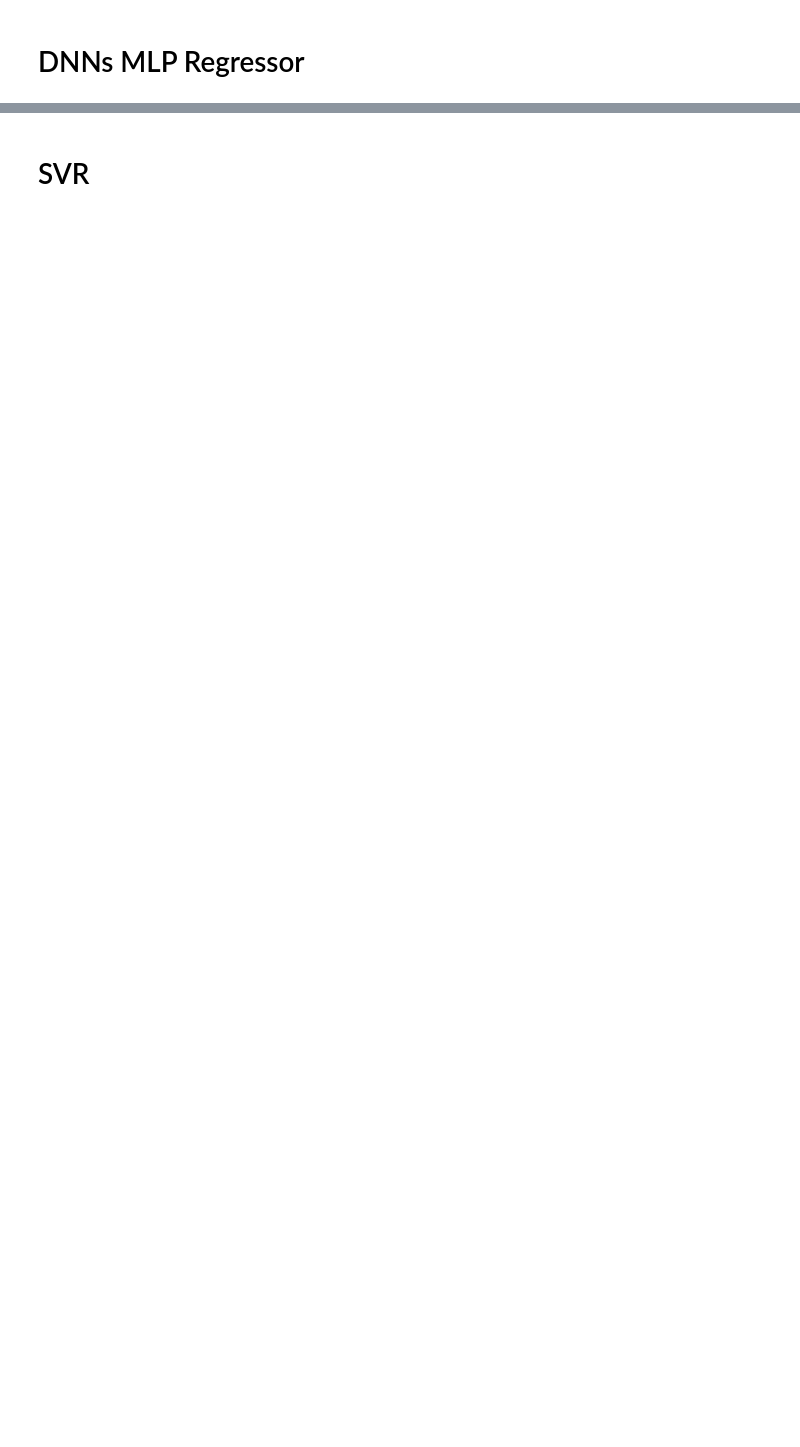
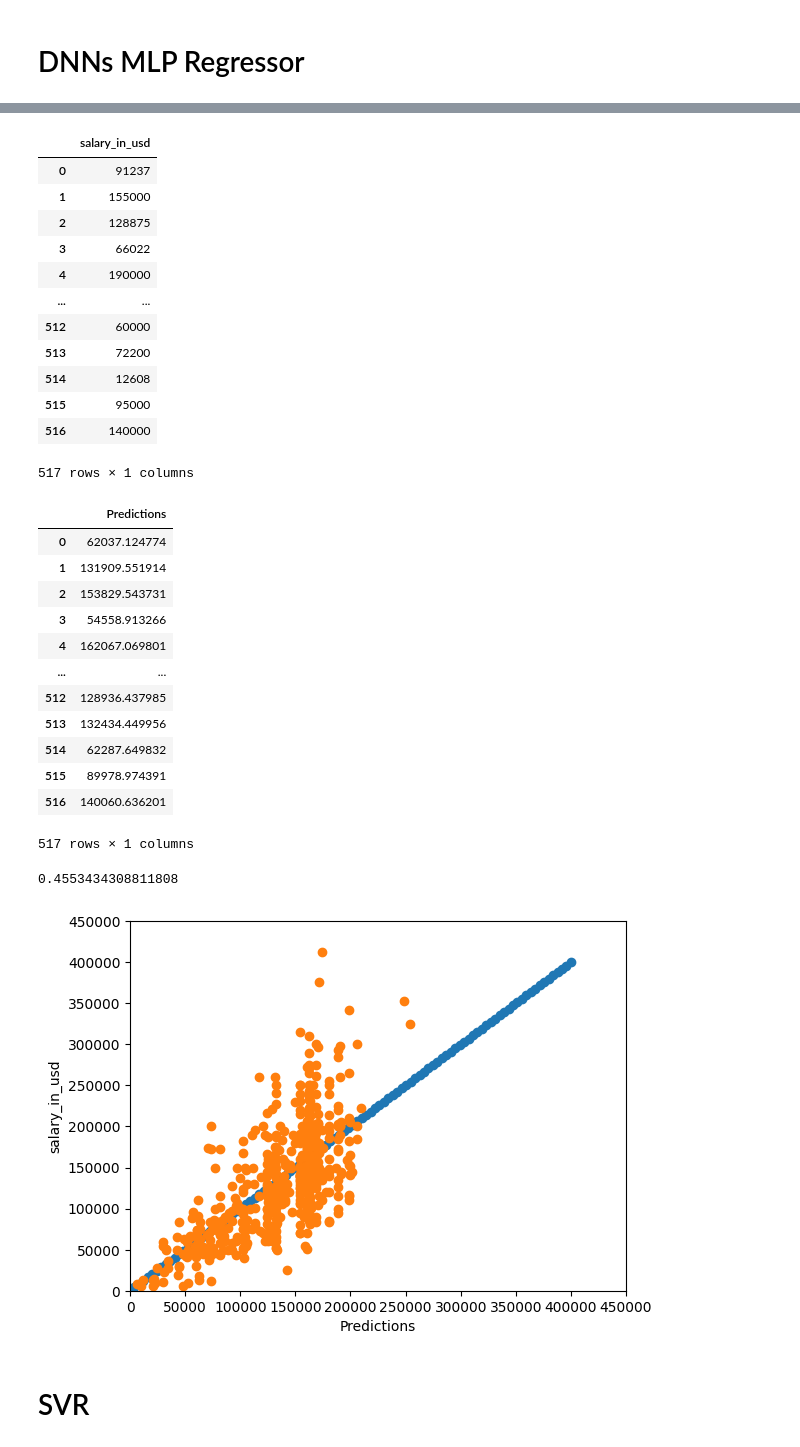
Before and after one commit to ueaul/data-mining-projekt, a Jupyter notebook: Notebooks/AllModels_strat.ipynb, the cells around one changed output, grey strips where cells are left out. Drawn from its saved outputs; the diff is of its cells as text; code cells hidden in the pictures; blank space fills up the shorter version.

Commit message:
new results

```diff
--- a/Notebooks/AllModels_strat.ipynb
+++ b/Notebooks/AllModels_strat.ipynb
@@ -514,6 +519,10 @@ print("")
 #Combined Preprocessing
 pipeline.fit(df_preprocessed_CP_train, df_target_train)
 predictions = pipeline.predict(df_preprocessed_CP_test)
+predictions_best = pipeline.predict(df_preprocessed_CP_test)
+
+r2_score_holdout = r2_score(df_target_test, predictions)
+mse_score_holdout = mean_squared_error(df_target_test, predictions)
 
 r2_score_holdout = r2_score(df_target_test, predictions)
 mse_score_holdout = mean_squared_error(df_target_test, predictions)
@@ -554,0 +564,30 @@ MSE:  2360685165.5506597
+# %%
+from scipy.sparse import hstack
+import matplotlib.pyplot as plt
+
+print(len(df_target_train[df_target_train["salary_in_usd"] > 350000]))
+
+pred_df = pd.DataFrame(columns=["Predictions"], data=predictions_best)
+
+df_target_blabla = df_target_test
+pred_blabla = pred_df
+display(df_target_blabla)
+display(pred_blabla)
+print(r2_score(df_target_blabla, pred_blabla))
+
+compare_results = pd.concat([df_target_blabla, pred_blabla], axis=1)
+compare_results2 = pd.concat([df_target_test, pred_df], axis=1)
+x = np.linspace(0, 400000, 100)
+y_actual = x + np.random.normal(0, 1, 100)  # Simulated actual values
+
+# Plotting the data points
+plt.scatter(x, y_actual, label='Actual')
+plt.scatter(data=compare_results, x="Predictions", y="salary_in_usd")
+# plt.scatter(data=compare_results2, x="Predictions", y="salary_in_usd")
+plt.xlim(0, 450000)
+plt.ylim(0, 450000)
+plt.xlabel("Predictions")
+plt.ylabel("salary_in_usd")
+plt.show()
+# Check best model
+# %% [output]
@@ -555,3 +595,31 @@ MSE:  2360685165.5506597
+|  | salary_in_usd |
+| 0 | 91237 |
+| 1 | 155000 |
+| 2 | 128875 |
+| 3 | 66022 |
+| 4 | 190000 |
+| ... | ... |
+| 512 | 60000 |
+| 513 | 72200 |
+| 514 | 12608 |
+| 515 | 95000 |
+| 516 | 140000 |
+517 rows × 1 columns
+|  | Predictions |
+| 0 | 62037.124774 |
+| 1 | 131909.551914 |
+| 2 | 153829.543731 |
+| 3 | 54558.913266 |
+| 4 | 162067.069801 |
+| ... | ... |
+| 512 | 128936.437985 |
+| 513 | 132434.449956 |
+| 514 | 62287.649832 |
+| 515 | 89978.974391 |
+| 516 | 140060.636201 |
+517 rows × 1 columns
+0.4553434308811808
+[figure, added]
 # %% [markdown]
 # SVR
 # %%
```
Also changed, not shown: parts of 10 cells of this notebook.
